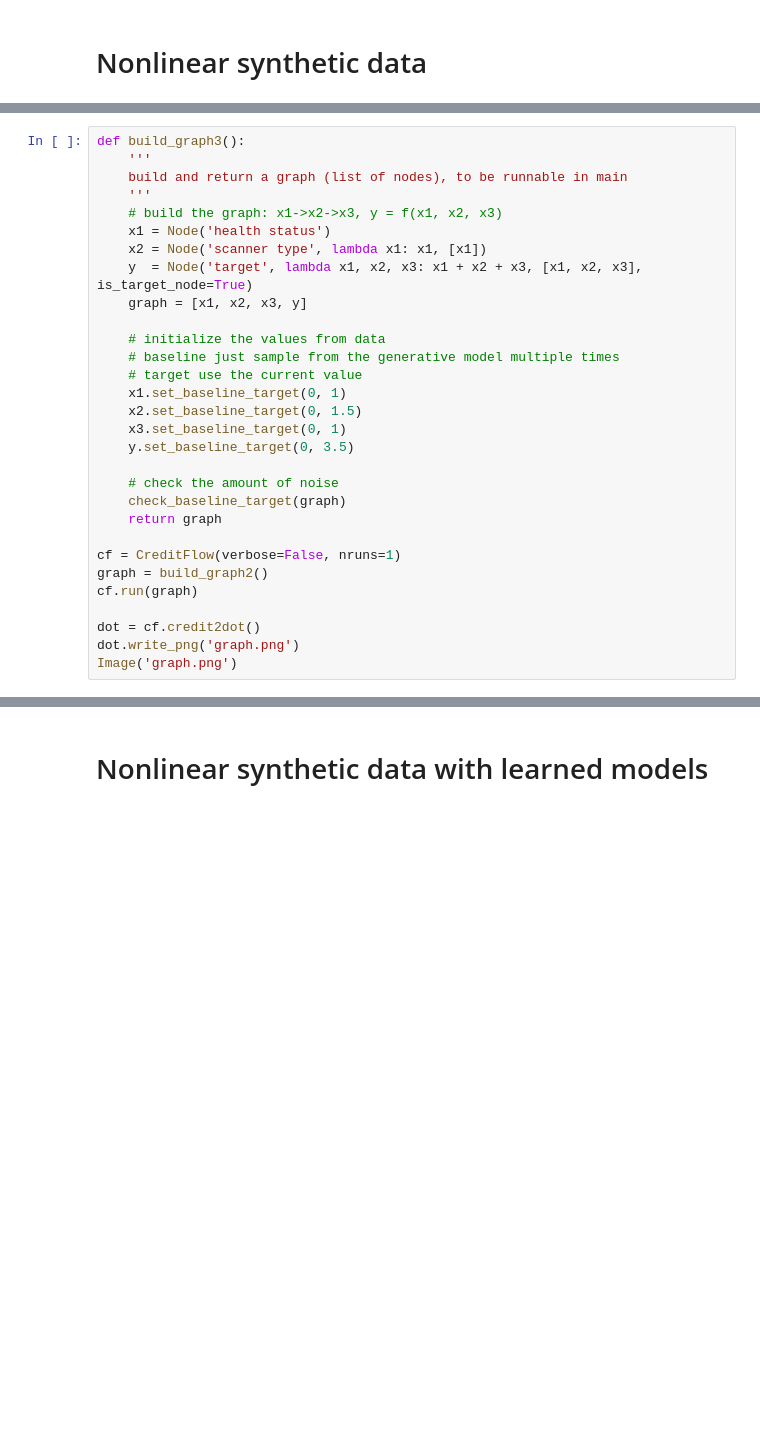
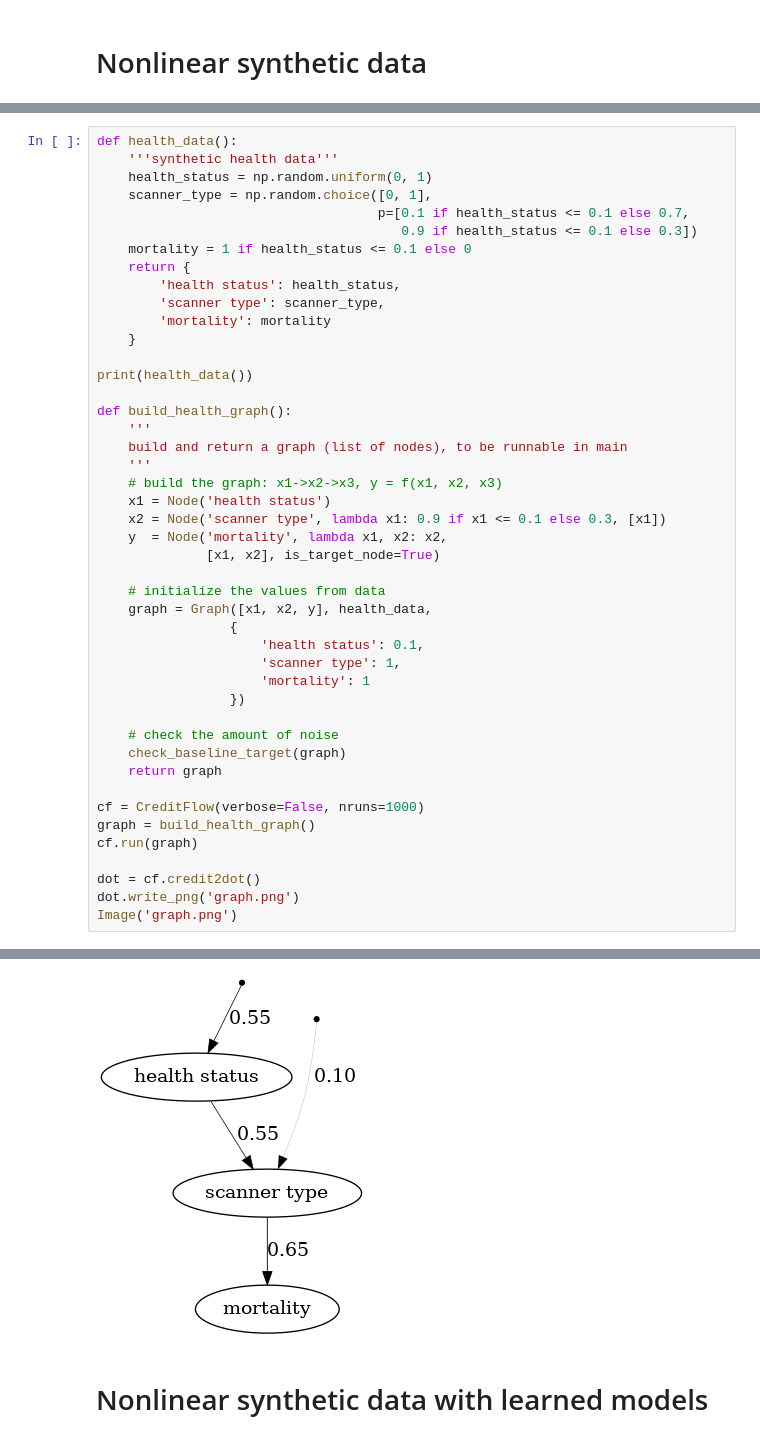
Before and after one commit to nathanwang000/Shapley-Flow, a Jupyter notebook: toy_experiments.ipynb, the cells around one changed output, grey strips where cells are left out. Cells and saved outputs as stored; diff of their text form; blank space fills up the shorter version.

```diff
--- a/toy_experiments.ipynb
+++ b/toy_experiments.ipynb
@@ -168,30 +288,46 @@ outcome additive noise for x3 is -0.5
 # %%
-def build_graph3():
+def health_data():
+    '''synthetic health data'''
+    health_status = np.random.uniform(0, 1)
+    scanner_type = np.random.choice([0, 1],
+                                    p=[0.1 if health_status <= 0.1 else 0.7,
+                                       0.9 if health_status <= 0.1 else 0.3])
+    mortality = 1 if health_status <= 0.1 else 0
+    return {
+        'health status': health_status,
+        'scanner type': scanner_type,
+        'mortality': mortality
+    }
+
+print(health_data())
+
+def build_health_graph():
     '''
     build and return a graph (list of nodes), to be runnable in main
     '''
     # build the graph: x1->x2->x3, y = f(x1, x2, x3)
     x1 = Node('health status')
-    x2 = Node('scanner type', lambda x1: x1, [x1])
-    y  = Node('target', lambda x1, x2, x3: x1 + x2 + x3, [x1, x2, x3], is_target_node=True)
-    graph = [x1, x2, x3, y]
+    x2 = Node('scanner type', lambda x1: 0.9 if x1 <= 0.1 else 0.3, [x1])
+    y  = Node('mortality', lambda x1, x2: x2,
+              [x1, x2], is_target_node=True)
 
     # initialize the values from data
-    # baseline just sample from the generative model multiple times
-    # target use the current value
-    x1.set_baseline_target(0, 1)
-    x2.set_baseline_target(0, 1.5)
-    x3.set_baseline_target(0, 1)
-    y.set_baseline_target(0, 3.5)
+    graph = Graph([x1, x2, y], health_data,
+                 {
+                     'health status': 0.1,
+                     'scanner type': 1,
+                     'mortality': 1
+                 })
 
     # check the amount of noise
     check_baseline_target(graph)
     return graph
 
-cf = CreditFlow(verbose=False, nruns=1)
-graph = build_graph2()
+cf = CreditFlow(verbose=False, nruns=1000)
+graph = build_health_graph()
 cf.run(graph)
 
 dot = cf.credit2dot()
 dot.write_png('graph.png')
 Image('graph.png')
+# %% [output]
@@ -198,2 +337,3 @@ Image('graph.png')
+[figure, added]
 # %% [markdown]
 # Nonlinear synthetic data with learned models
```
Also changed, not shown: parts of 8 cells of this notebook, 1 other file.
